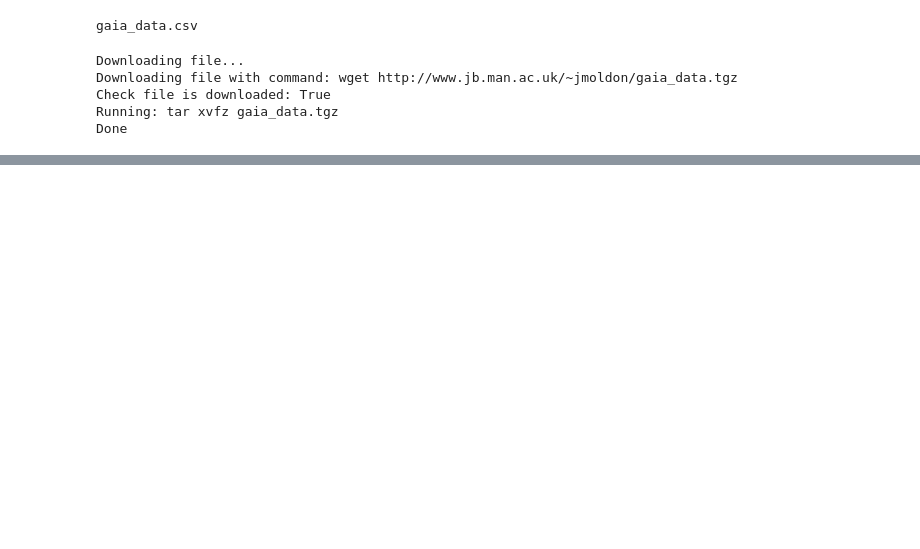
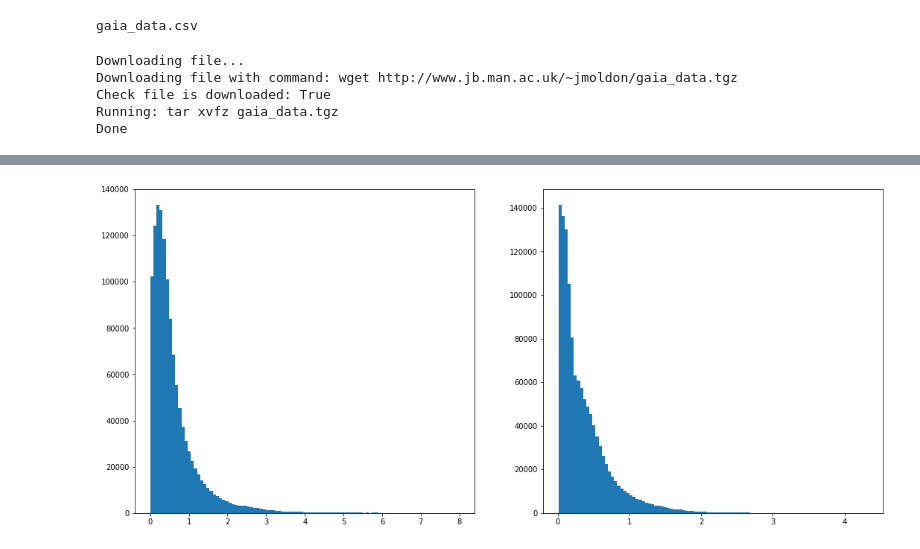
Before and after one commit to espsrc/droplets, a Jupyter notebook: gaia_exploratory/gaia_exploratory.ipynb, the cells around one changed output, grey strips where cells are left out. Saved outputs shown, nothing was run; the diff lists cells and outputs as text; code cells hidden in the pictures; blank space fills up the shorter version.

```diff
--- a/gaia_exploratory/gaia_exploratory.ipynb
+++ b/gaia_exploratory/gaia_exploratory.ipynb
@@ -66,0 +157,6 @@ Done
+# %%
+fig, ax = plt.subplots(ncols=2, figsize=(18,8))
+ax[0].hist(data['parallax'], bins=np.linspace(0, 8, 100));
+ax[1].hist(data['parallax_error'], bins=100);
+# %% [output]
+[figure, added]
```
Also changed, not shown: parts of 25 cells of this notebook.
